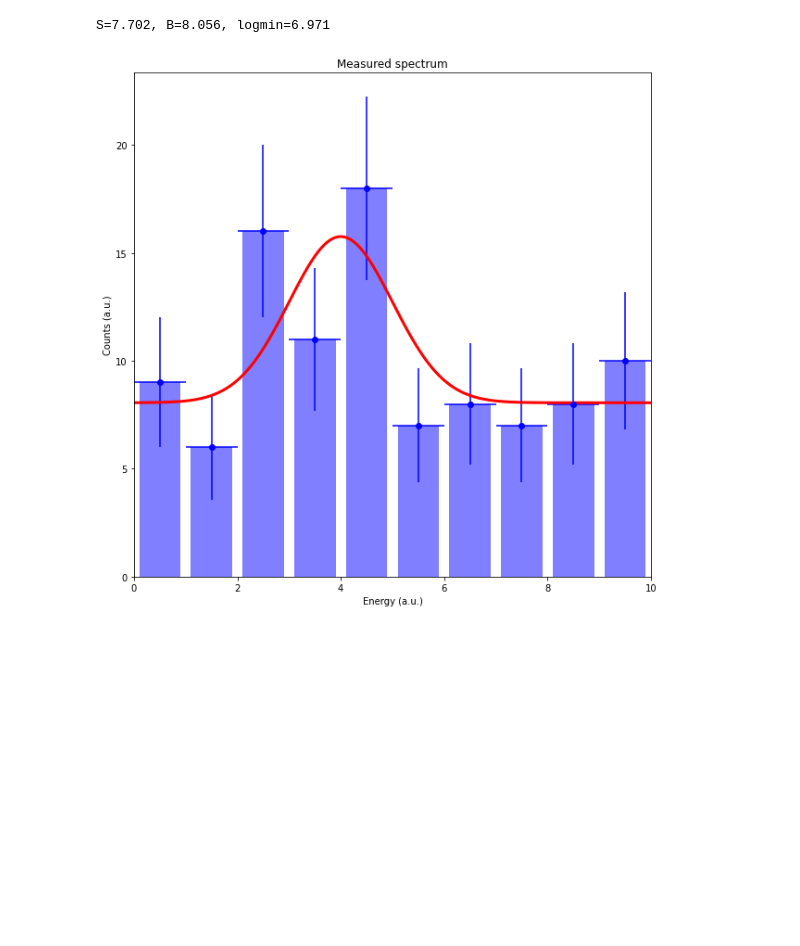
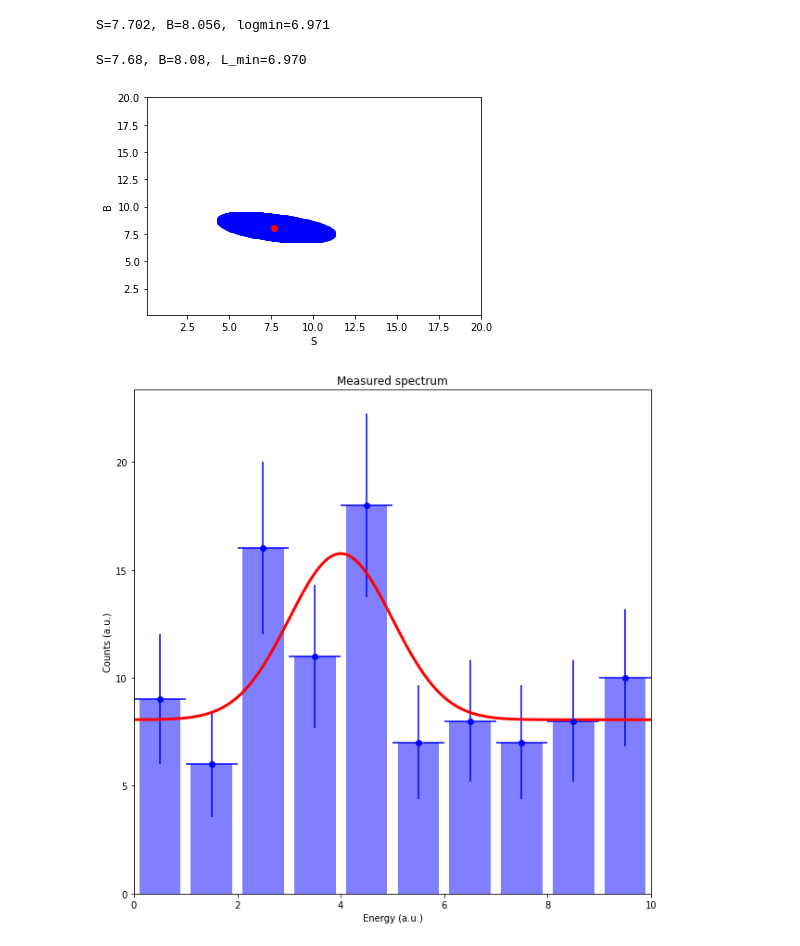
Before and after one commit to Oscar-PL/master-mcm-material, a Jupyter notebook: challenges/Challenge6.ipynb, the cells around one changed output. Drawn from its saved outputs; the diff is of its cells as text; code cells hidden in the pictures; blank space fills up the shorter version.

```diff
--- a/challenges/Challenge6.ipynb
+++ b/challenges/Challenge6.ipynb
@@ -61,6 +61,50 @@ log_min_ref, S_result_ref, B_result_ref = minimize_loglike(energies, counts, N=5
 print(f"S={S_result_ref:0.3f}, B={B_result_ref:0.3f}, logmin={log_min_ref:0.3f}")
 # %% [output]
 S=7.702, B=8.056, logmin=6.971
+# %%
+N = 500
+S_range = np.linspace(0.1, 20, N)
+B_range = np.linspace(0.1, 20, N)
+loglike = np.zeros([N, N])
+for i, S in enumerate(S_range):
+    for j, B in enumerate(B_range):
+        loglike[i, j] = log_likelihood(energies, counts, S=S, B=B)
+
+# find the position of the min
+loglike_min = np.min(loglike)
+S_index, B_index = np.unravel_index(np.argmin(loglike, axis=None), loglike.shape)
+S_result = S_range[S_index]
+B_result = B_range[B_index]
+
+print(f"S={S_result:0.2f}, B={B_result:0.2f}, L_min={loglike_min:0.3f}")
+
+
+# CI
+indices_inside_CI = []
+for i, S in enumerate(S_range):
+    for j, B in enumerate(B_range):
+        if loglike[i, j] <= loglike_min + 1:
+            indices_inside_CI.append((i, j))
+
+S_CI = np.zeros(len(indices_inside_CI))
+B_CI = np.zeros(len(indices_inside_CI))
+for i, indices in enumerate(indices_inside_CI):
+    S_CI[i] = S_range[indices[0]]
+    B_CI[i] = B_range[indices[1]]
+
+plt.scatter(S_CI, B_CI, color="blue", alpha=0.5)
+plt.scatter([S_result], [B_result], color="red")
+
+plt.xlim([min(S_range), max(S_range)])
+plt.ylim([min(B_range), max(B_range)])
+
+plt.xlabel("S")
+plt.ylabel("B")
+
+plt.show()
+# %% [output]
+S=7.68, B=8.08, L_min=6.970
+[figure, added]
 # %%
 fig, ax = plt.subplots(figsize=(10, 10))
 
```
Also changed, not shown: parts of 4 cells of this notebook.
